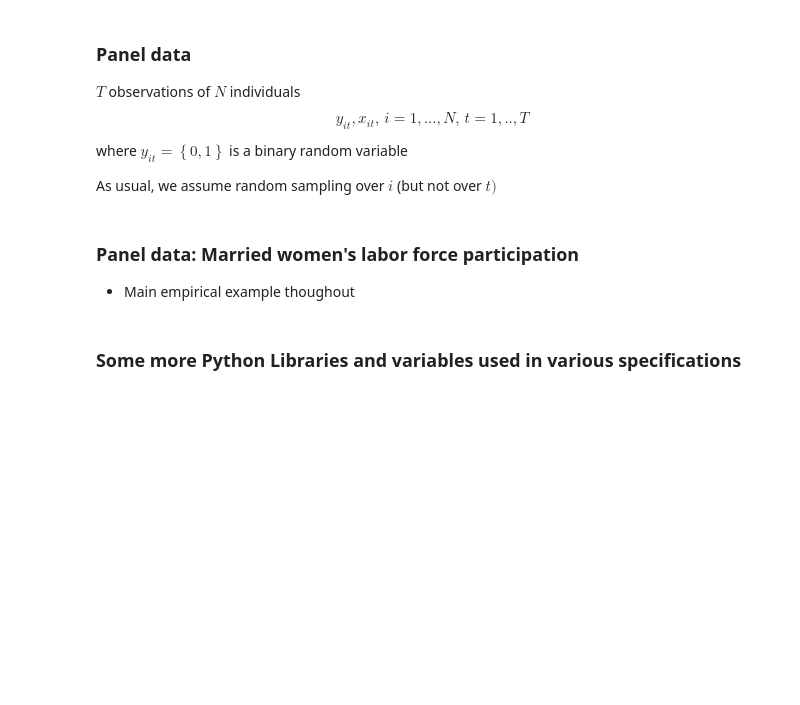
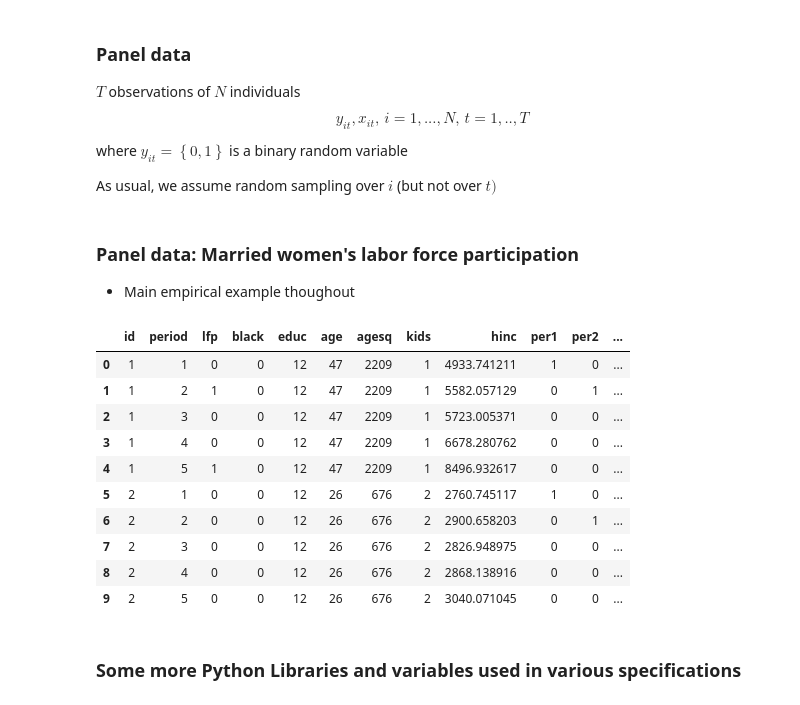
Before and after one commit to bschjerning/EconometricsB, a Jupyter notebook: lectures/12_binary_response_panel/binary_choice_panel.ipynb, the cells around one changed output. Saved outputs shown, nothing was run; the diff lists cells and outputs as text; code cells hidden in the pictures; blank space fills up the shorter version.

```diff
--- a/lectures/12_binary_response_panel/binary_choice_panel.ipynb
+++ b/lectures/12_binary_response_panel/binary_choice_panel.ipynb
@@ -29,12 +29,25 @@ As usual, we assume random sampling over $i$ (but not over $t)$
 # %%
 %reset -f
 %load_ext autoreload
 %autoreload 2
 import pandas as pd
 import numpy as np
 df = pd.read_stata('lfp.dta')
 Nobs=df['id'].count()
 df['const']=np.ones((Nobs,1))
+df.head(10)
+# %% [output]
+|  | id | period | lfp | black | educ | age | agesq | kids | hinc | per1 | per2 | ... |
+| 0 | 1 | 1 | 0 | 0 | 12 | 47 | 2209 | 1 | 4933.741211 | 1 | 0 | ... |
+| 1 | 1 | 2 | 1 | 0 | 12 | 47 | 2209 | 1 | 5582.057129 | 0 | 1 | ... |
+| 2 | 1 | 3 | 0 | 0 | 12 | 47 | 2209 | 1 | 5723.005371 | 0 | 0 | ... |
+| 3 | 1 | 4 | 0 | 0 | 12 | 47 | 2209 | 1 | 6678.280762 | 0 | 0 | ... |
+| 4 | 1 | 5 | 1 | 0 | 12 | 47 | 2209 | 1 | 8496.932617 | 0 | 0 | ... |
+| 5 | 2 | 1 | 0 | 0 | 12 | 26 | 676 | 2 | 2760.745117 | 1 | 0 | ... |
+| 6 | 2 | 2 | 0 | 0 | 12 | 26 | 676 | 2 | 2900.658203 | 0 | 1 | ... |
+| 7 | 2 | 3 | 0 | 0 | 12 | 26 | 676 | 2 | 2826.948975 | 0 | 0 | ... |
+| 8 | 2 | 4 | 0 | 0 | 12 | 26 | 676 | 2 | 2868.138916 | 0 | 0 | ... |
+| 9 | 2 | 5 | 0 | 0 | 12 | 26 | 676 | 2 | 3040.071045 | 0 | 0 | ... |
 # %% [markdown]
 ### Some more Python Libraries and variables used in various specifications
 # %%
```
Also changed, not shown: parts of 13 cells of this notebook, 6 other files.
